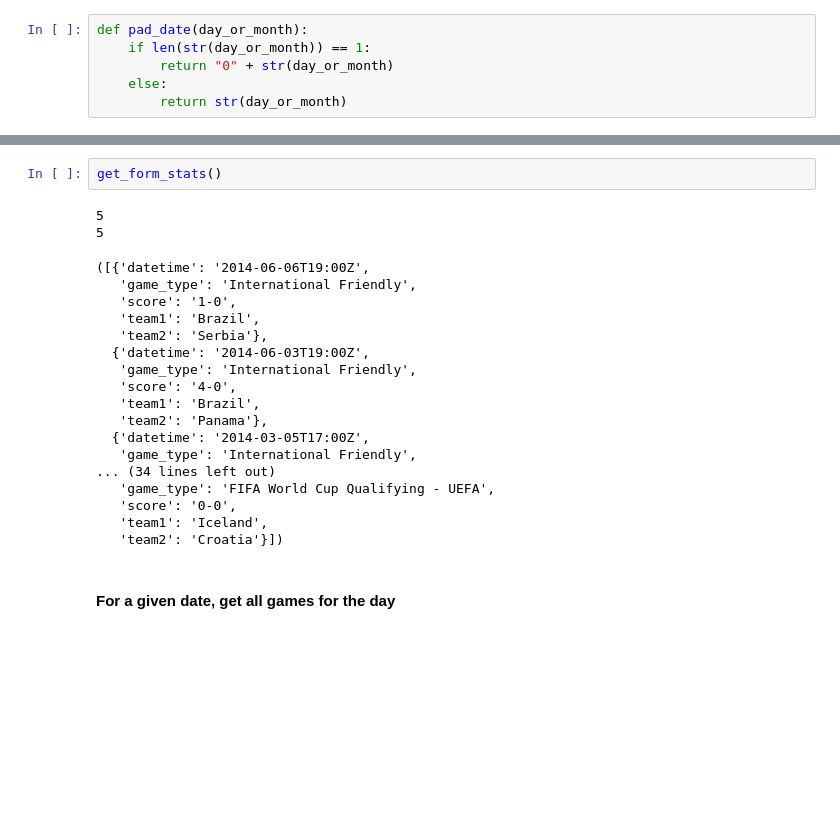
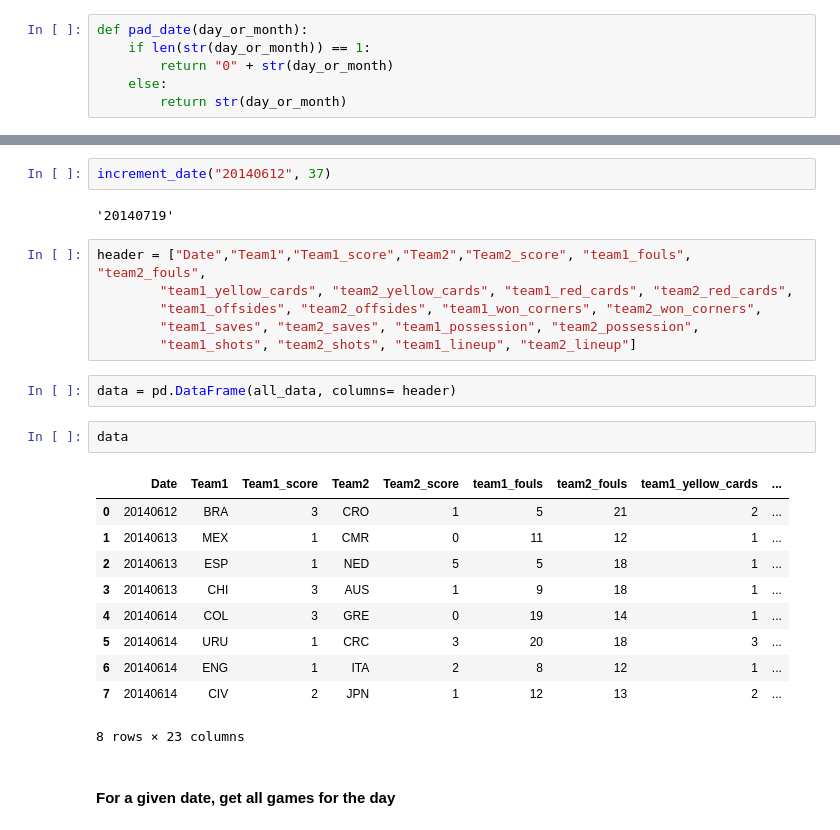
Before and after one commit to nykznykz/fifa-world-cup-2018-prediction, a Jupyter notebook: 01 Data Collection/espn.ipynb, the cells around one changed output, grey strips where cells are left out. Saved outputs shown, nothing was run; the diff lists cells and outputs as text; blank space fills up the shorter version.

```diff
--- a/01 Data Collection/espn.ipynb
+++ b/01 Data Collection/espn.ipynb
@@ -57,25 +100,28 @@ NoSuchWindowException: Message: Unable to locate window
-# %%
-get_form_stats()
-# %% [output]
-5
-5
-([{'datetime': '2014-06-06T19:00Z',
-   'game_type': 'International Friendly',
-   'score': '1-0',
-   'team1': 'Brazil',
-   'team2': 'Serbia'},
-  {'datetime': '2014-06-03T19:00Z',
-   'game_type': 'International Friendly',
-   'score': '4-0',
-   'team1': 'Brazil',
-   'team2': 'Panama'},
-  {'datetime': '2014-03-05T17:00Z',
-   'game_type': 'International Friendly',
-... (34 lines left out)
-   'game_type': 'FIFA World Cup Qualifying - UEFA',
-   'score': '0-0',
-   'team1': 'Iceland',
-   'team2': 'Croatia'}])
+# %%
+increment_date("20140612", 37)
+# %% [output]
+'20140719'
+# %%
+header = ["Date","Team1","Team1_score","Team2","Team2_score", "team1_fouls", "team2_fouls",
+        "team1_yellow_cards", "team2_yellow_cards", "team1_red_cards", "team2_red_cards",
+        "team1_offsides", "team2_offsides", "team1_won_corners", "team2_won_corners",
+        "team1_saves", "team2_saves", "team1_possession", "team2_possession",
+        "team1_shots", "team2_shots", "team1_lineup", "team2_lineup"]
+# %%
+data = pd.DataFrame(all_data, columns= header)
+# %%
+data
+# %% [output]
+|  | Date | Team1 | Team1_score | Team2 | Team2_score | team1_fouls | team2_fouls | team1_yellow_cards | ... |
+| 0 | 20140612 | BRA | 3 | CRO | 1 | 5 | 21 | 2 | ... |
+| 1 | 20140613 | MEX | 1 | CMR | 0 | 11 | 12 | 1 | ... |
+| 2 | 20140613 | ESP | 1 | NED | 5 | 5 | 18 | 1 | ... |
+| 3 | 20140613 | CHI | 3 | AUS | 1 | 9 | 18 | 1 | ... |
+| 4 | 20140614 | COL | 3 | GRE | 0 | 19 | 14 | 1 | ... |
+| 5 | 20140614 | URU | 1 | CRC | 3 | 20 | 18 | 3 | ... |
+| 6 | 20140614 | ENG | 1 | ITA | 2 | 8 | 12 | 1 | ... |
+| 7 | 20140614 | CIV | 2 | JPN | 1 | 12 | 13 | 2 | ... |
+8 rows × 23 columns
 # %% [markdown]
 #### For a given date, get all games for the day
 # %%
```
Also changed, not shown: parts of 22 cells of this notebook, 3 other files.
